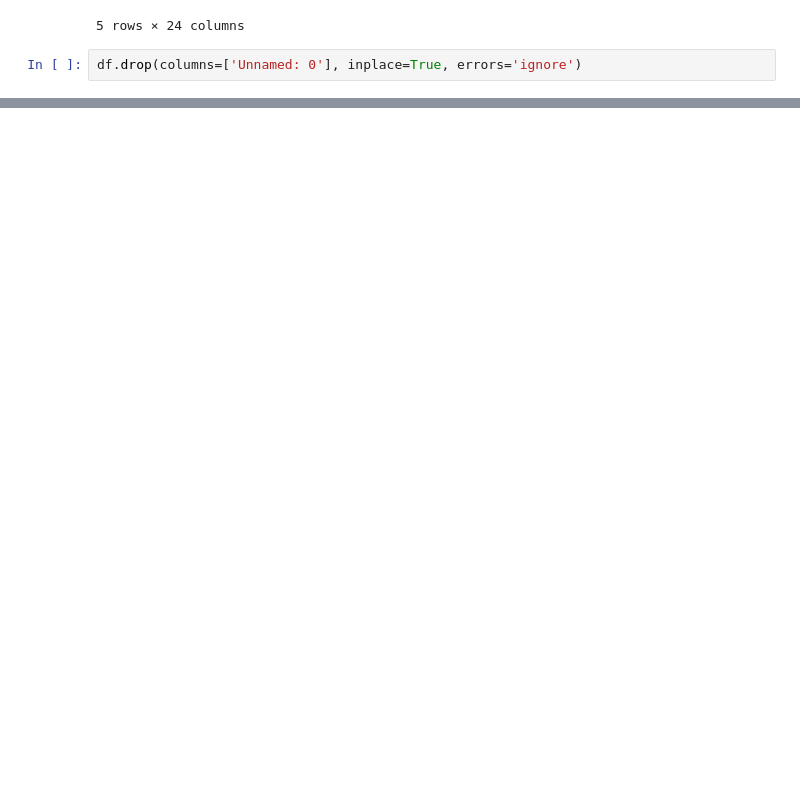
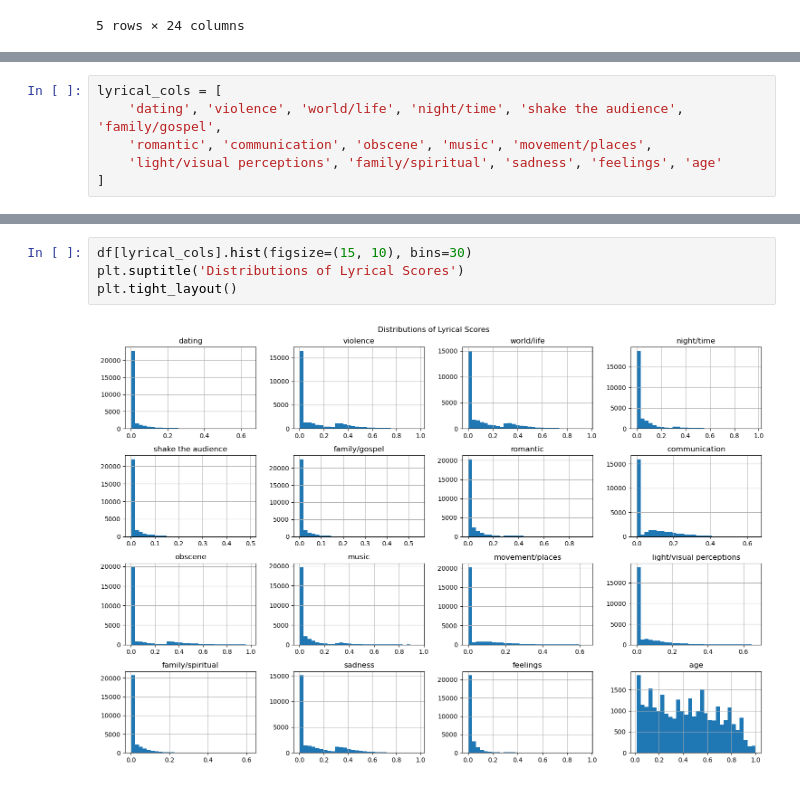
Before and after one commit to jweng8900/-TLAB-Music-Recommendation-Algorithm, a Jupyter notebook: Notebooks/eda.ipynb, the cells around one changed output, grey strips where cells are left out. Drawn from its saved outputs; the diff is of its cells as text; blank space fills up the shorter version.

```diff
--- a/Notebooks/eda.ipynb
+++ b/Notebooks/eda.ipynb
@@ -14,5 +14,3 @@ df.head()
 | 3 | 10 | pérez prado | patricia | 1950 | pop | kiss lips want stroll charm mambo... | 54 | 0.048249 | 0.001548 | ... |
 | 4 | 12 | giorgos papadopoulos | apopse eida oneiro | 1950 | pop | till darling till matter know til... | 48 | 0.001350 | 0.001350 | ... |
 5 rows × 24 columns
-# %%
-df.drop(columns=['Unnamed: 0'], inplace=True, errors='ignore')
@@ -18,0 +55,6 @@ df.drop(columns=['Unnamed: 0'], inplace=True, errors='ignore')
+# %%
+lyrical_cols = [
+    'dating', 'violence', 'world/life', 'night/time', 'shake the audience', 'family/gospel',
+    'romantic', 'communication', 'obscene', 'music', 'movement/places',
+    'light/visual perceptions', 'family/spiritual', 'sadness', 'feelings', 'age'
+]
@@ -18,0 +73,6 @@ df.drop(columns=['Unnamed: 0'], inplace=True, errors='ignore')
+# %%
+df[lyrical_cols].hist(figsize=(15, 10), bins=30)
+plt.suptitle('Distributions of Lyrical Scores')
+plt.tight_layout()
+# %% [output]
+[figure, added]
```
Also changed, not shown: parts of 7 cells of this notebook, 2 other files.
